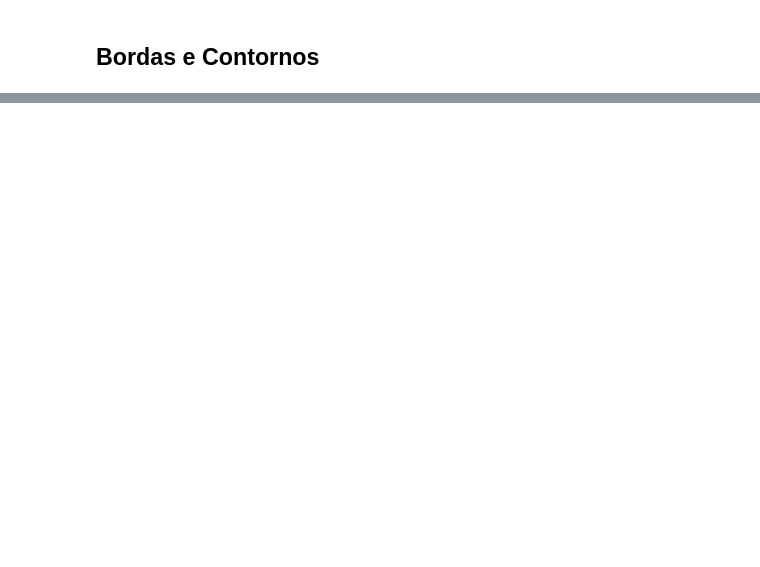
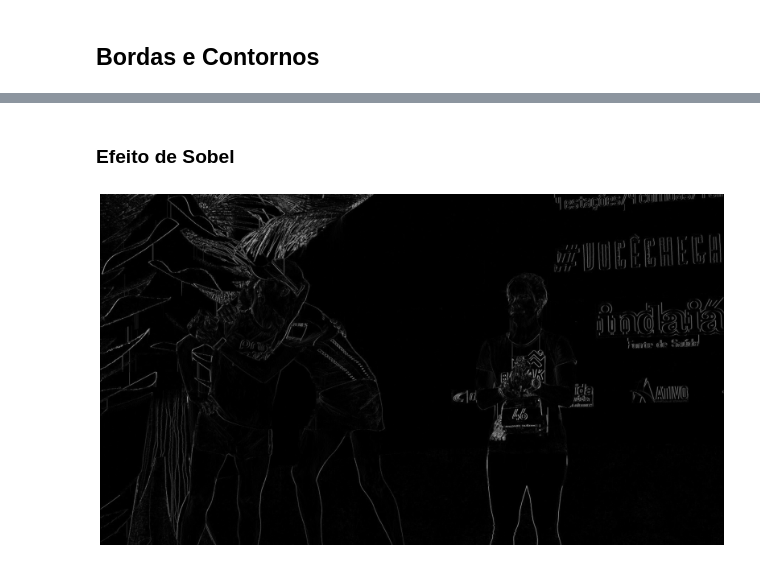
Before and after one commit to bilhalvadiego/detecao-placas, a Jupyter notebook: Aula1.ipynb, the cells around one changed output, grey strips where cells are left out. Cells and saved outputs as stored; diff of their text form; code cells hidden in the pictures; blank space fills up the shorter version.

```diff
--- a/Aula1.ipynb
+++ b/Aula1.ipynb
@@ -421,0 +322,12 @@ PLR3D97
+# %% [markdown]
+### Efeito de Sobel
+# %%
+sobel_x = cv2.Sobel(blackhat, ddepth=cv2.CV_32F, dx=1, dy=0, ksize=1)
+sobel_x = np.absolute(sobel_x)
+sobel_x = sobel_x.astype('uint8')
+
+plt.figure(figsize=(20,12))
+plt.axis("off")
+plt.imshow(sobel_x, cmap=('gray'));
+# %% [output]
+[figure, added]
```
Also changed, not shown: parts of 44 cells of this notebook, 2 other files.
